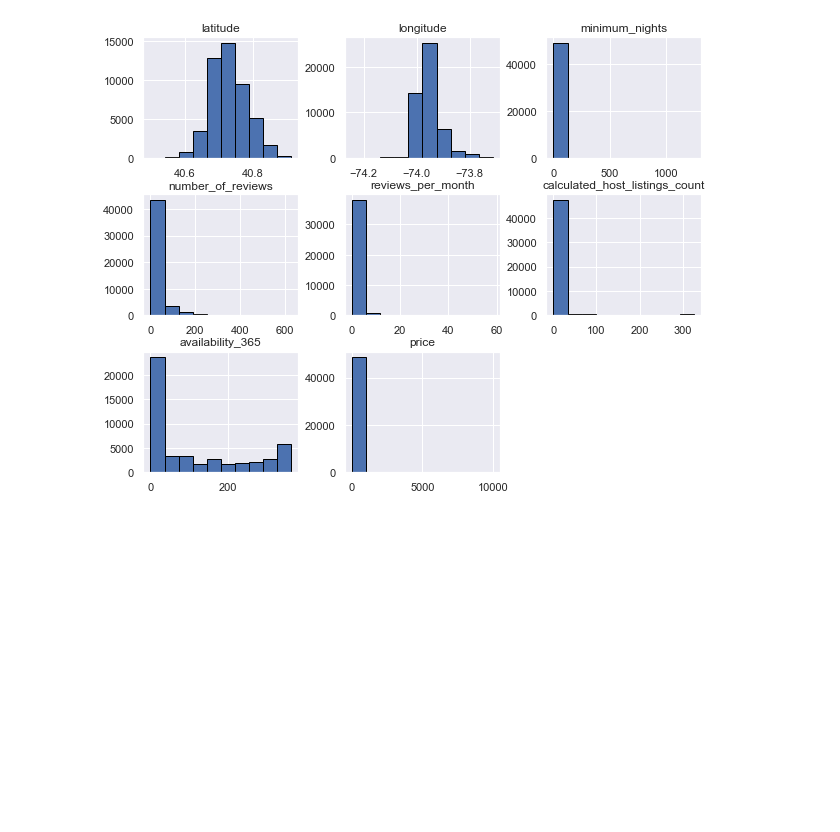
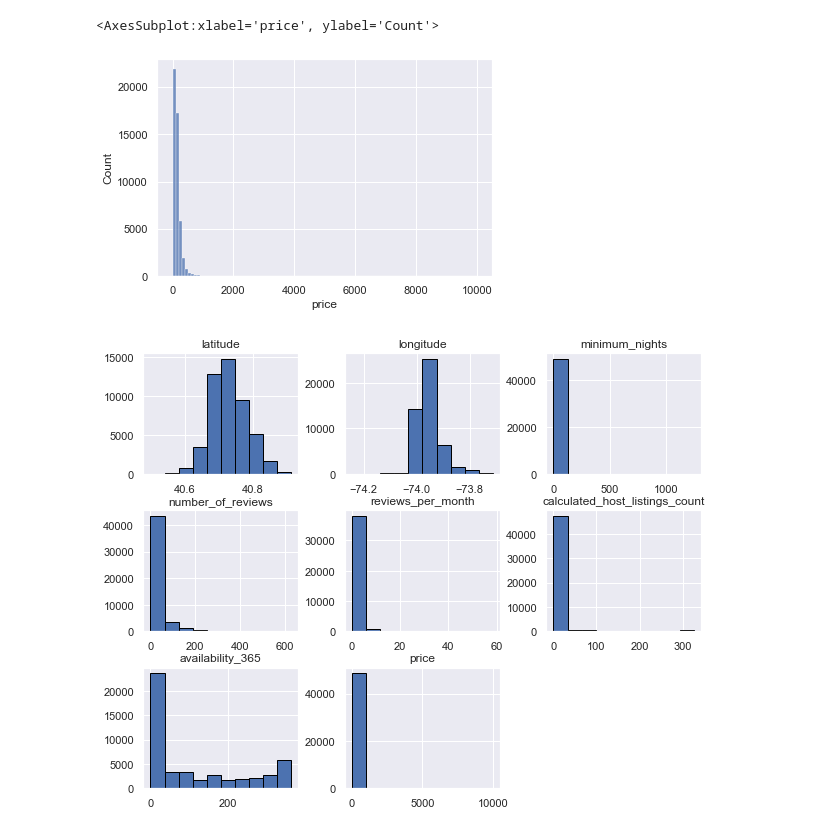
Before and after one commit to RCSnyder/machine-learning-zoom-camp, a Jupyter notebook: src/Chapters/02-regression/Session 2 Homework regression apartment price prediction.ipynb, the cells around one changed output. Saved outputs shown, nothing was run; the diff lists cells and outputs as text; code cells hidden in the pictures; blank space fills up the shorter version.

```diff
--- a/src/Chapters/02-regression/Session 2 Homework regression apartment price prediction.ipynb
+++ b/src/Chapters/02-regression/Session 2 Homework regression apartment price prediction.ipynb
@@ -35,6 +35,11 @@ df.head(3)
 cols = ['latitude', 'longitude', 'minimum_nights', 'number_of_reviews', 'reviews_per_month',
         'calculated_host_listings_count','availability_365', 'price']
 df = df[cols]
+# %%
+sns.histplot(df.price, bins=100)
+# %% [output]
+<AxesSubplot:xlabel='price', ylabel='Count'>
+[figure, added]
 # %%
 df.hist(edgecolor= 'black',figsize=(10,8))
 plt.show()
```
Also changed, not shown: parts of 12 cells of this notebook.
